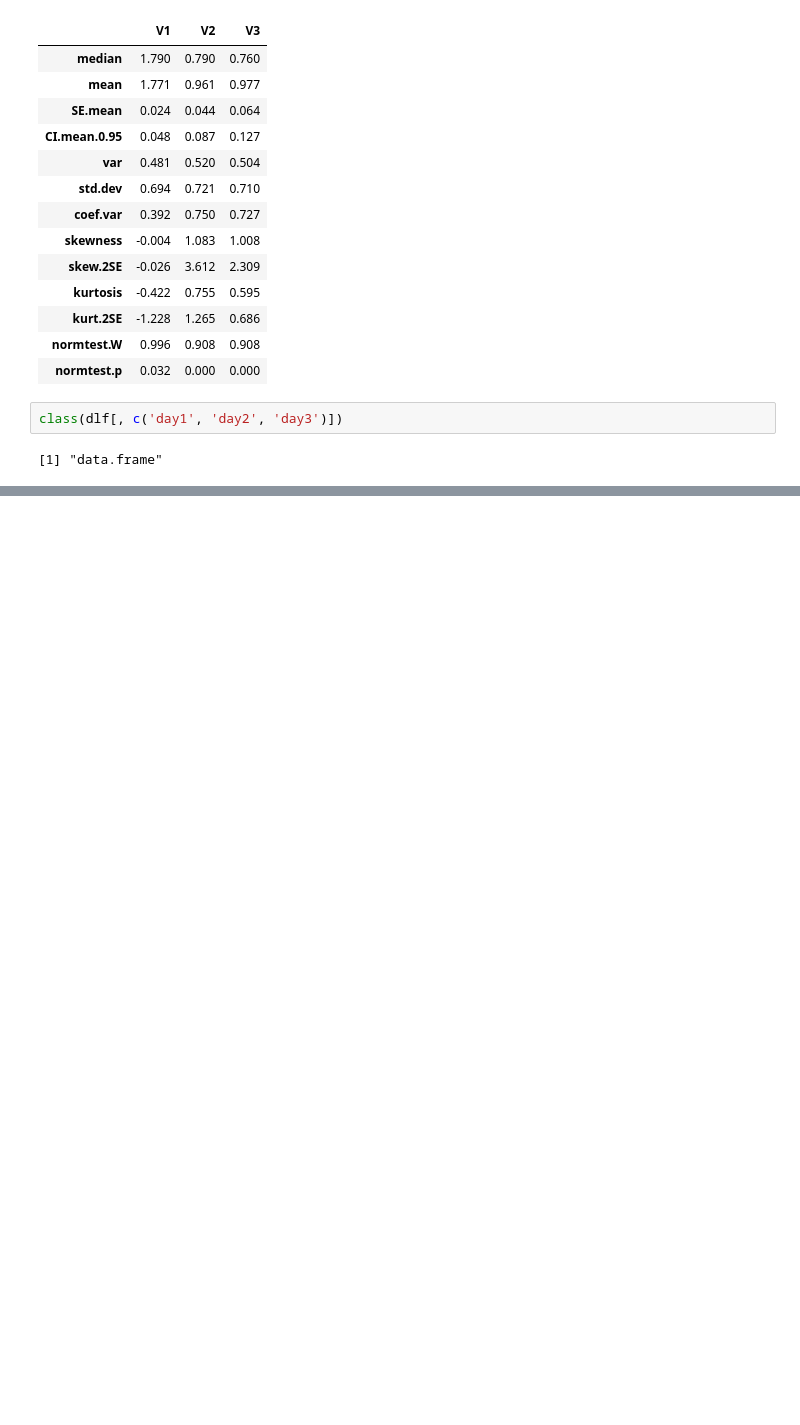
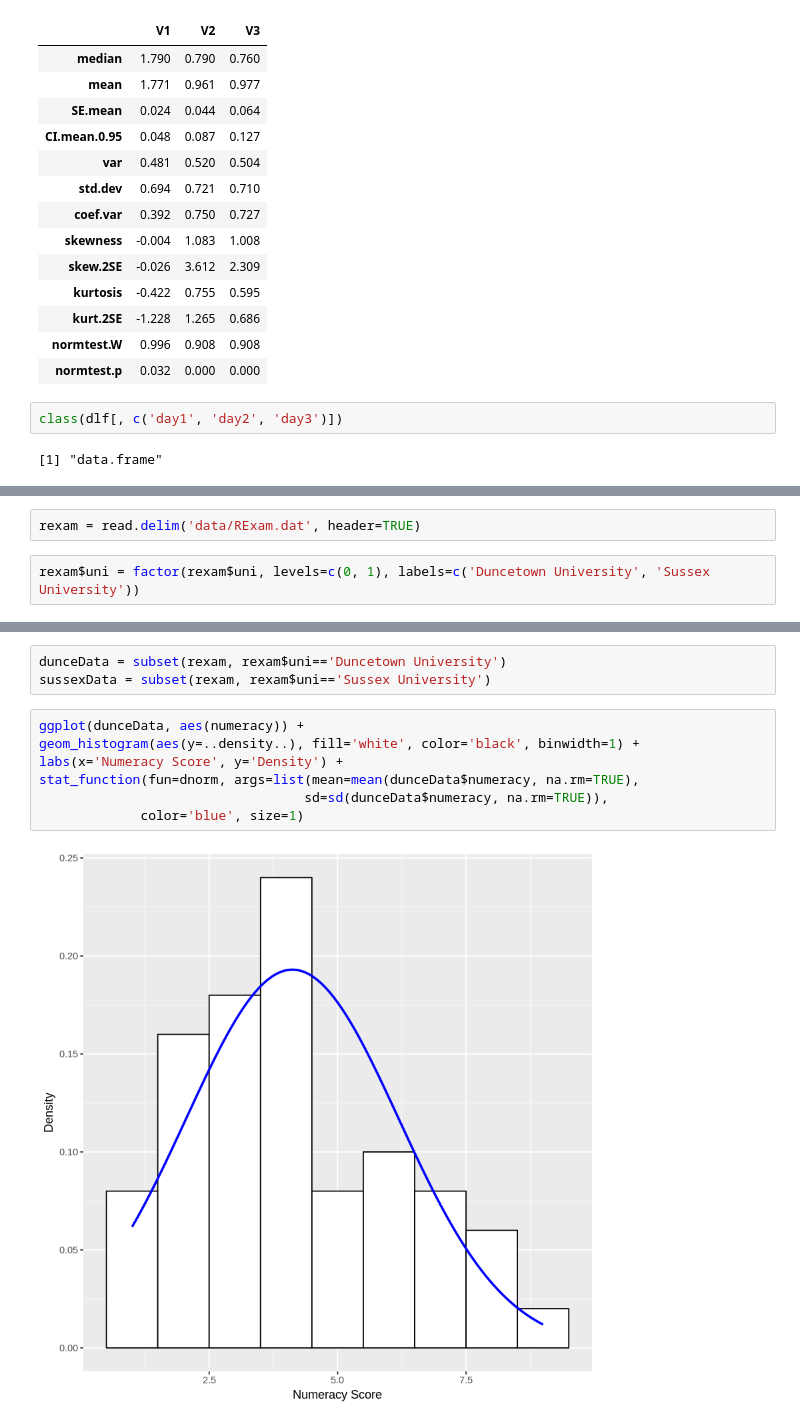
Before and after one commit to dknguyengit/fieldstats, a Jupyter notebook: 5.ipynb, the cells around one changed output, grey strips where cells are left out. Cells and saved outputs as stored; diff of their text form; blank space fills up the shorter version.

```diff
--- a/5.ipynb
+++ b/5.ipynb
@@ -77,0 +80,4 @@ class(dlf[, c('day1', 'day2', 'day3')])
+# %%
+rexam = read.delim('data/RExam.dat', header=TRUE)
+# %%
+rexam$uni = factor(rexam$uni, levels=c(0, 1), labels=c('Duncetown University', 'Sussex University'))
@@ -77,0 +142,12 @@ class(dlf[, c('day1', 'day2', 'day3')])
+# %%
+dunceData = subset(rexam, rexam$uni=='Duncetown University')
+sussexData = subset(rexam, rexam$uni=='Sussex University')
+# %%
+ggplot(dunceData, aes(numeracy)) +
+geom_histogram(aes(y=..density..), fill='white', color='black', binwidth=1) +
+labs(x='Numeracy Score', y='Density') +
+stat_function(fun=dnorm, args=list(mean=mean(dunceData$numeracy, na.rm=TRUE),
+                                  sd=sd(dunceData$numeracy, na.rm=TRUE)),
+             color='blue', size=1)
+# %% [output]
+[figure, added]
```
Also changed, not shown: parts of 12 cells of this notebook.
